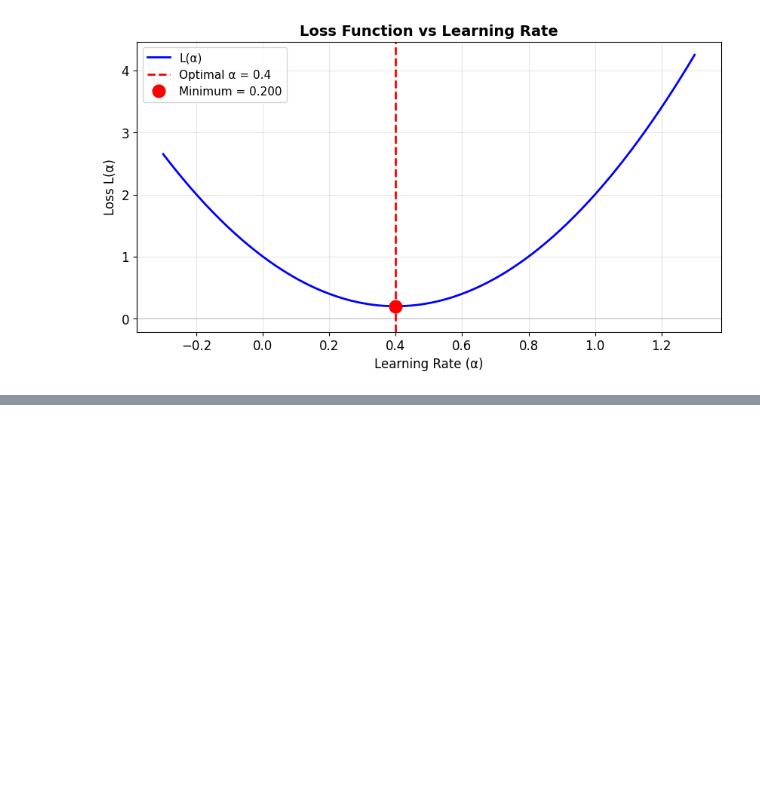
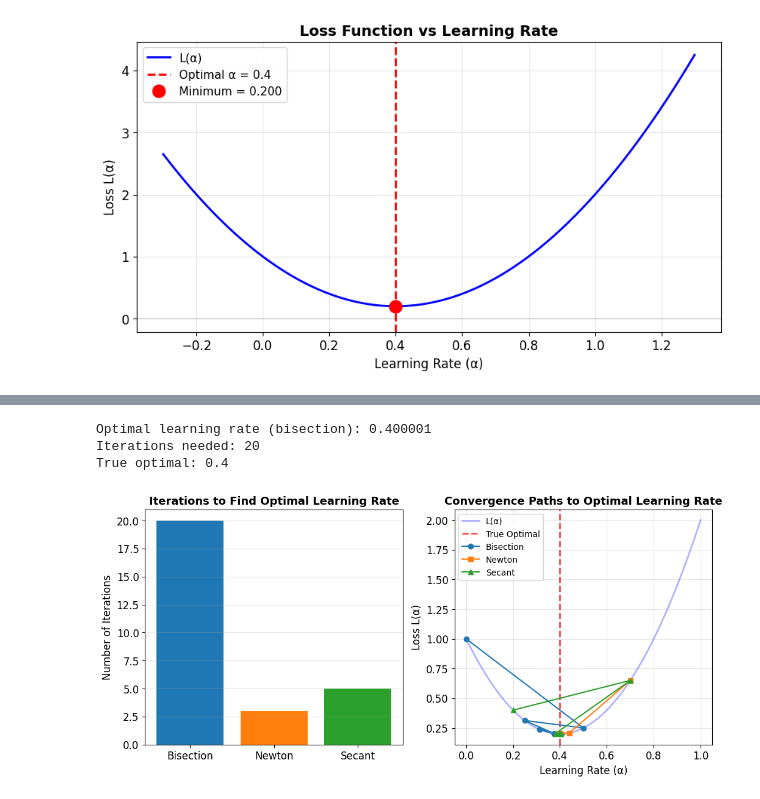
Before and after one commit to joshfpedro/math-328, a Jupyter notebook: assignment_1_guide.ipynb, the cells around one changed output, grey strips where cells are left out. Saved outputs shown, nothing was run; the diff lists cells and outputs as text; code cells hidden in the pictures; blank space fills up the shorter version.

```diff
--- a/assignment_1_guide.ipynb
+++ b/assignment_1_guide.ipynb
@@ -250,0 +277,13 @@ plt.show()
+# %%
+# We know L'(α) = -4 + 10α crosses zero in [0, 1]
+# At α=0: L'(0) = -4 (negative)
+# At α=1: L'(1) = 6 (positive)
+
+root, iters, hist = bisection(g, 0, 1)
+print(f"Optimal learning rate (bisection): {root:.6f}")
+print(f"Iterations needed: {iters}")
+print(f"True optimal: 0.4")
+# %% [output]
+Optimal learning rate (bisection): 0.400001
+Iterations needed: 20
+True optimal: 0.4
@@ -250,0 +295,45 @@ plt.show()
+# %%
+# Simulate all three methods (for demonstration)
+methods = {
+    'Bisection': 20,  # Typically needs more iterations (Manually input iterations from above results)
+    'Newton': 3,      # Very fast
+    'Secant': 5       # Middle ground
+}
+
+fig, (ax1, ax2) = plt.subplots(1, 2, figsize=(12, 5))
+
+# Bar chart of iterations
+ax1.bar(methods.keys(), methods.values(), color=['#1f77b4', '#ff7f0e', '#2ca02c'])
+ax1.set_ylabel('Number of Iterations', fontsize=12)
+ax1.set_title('Iterations to Find Optimal Learning Rate', fontsize=13, fontweight='bold')
+ax1.grid(True, alpha=0.3, axis='y')
+
+# Show convergence paths on loss function
+alpha_vals = np.linspace(0, 1, 300)
+loss_vals = [L(a) for a in alpha_vals]
+
+ax2.plot(alpha_vals, loss_vals, 'b-', linewidth=2, alpha=0.3, label='L(α)')
+ax2.axvline(x=0.4, color='red', linestyle='--', linewidth=2,
+            label='True Optimal', alpha=0.7)
+
+# Simulate convergence paths
+bisection_path = [0.0, 0.5, 0.25, 0.375, 0.3125, 0.375, 0.40625, 0.4]
+newton_path = [0.7, 0.44, 0.402, 0.4]
+secant_path = [0.2, 0.7, 0.38, 0.405, 0.4]
+
+ax2.plot(bisection_path, [L(a) for a in bisection_path],
+         'o-', label='Bisection', markersize=6, linewidth=1.5)
+ax2.plot(newton_path, [L(a) for a in newton_path],
+         's-', label='Newton', markersize=6, linewidth=1.5)
+ax2.plot(secant_path, [L(a) for a in secant_path],
+         '^-', label='Secant', markersize=6, linewidth=1.5)
+
+ax2.set_xlabel('Learning Rate (α)', fontsize=12)
+ax2.set_ylabel('Loss L(α)', fontsize=12)
+ax2.set_title('Convergence Paths to Optimal Learning Rate', fontsize=13, fontweight='bold')
+ax2.legend(fontsize=10)
+ax2.grid(True, alpha=0.3)
+
+plt.show()
+# %% [output]
+[figure, added]
```
Also changed, not shown: parts of 2 cells of this notebook.
